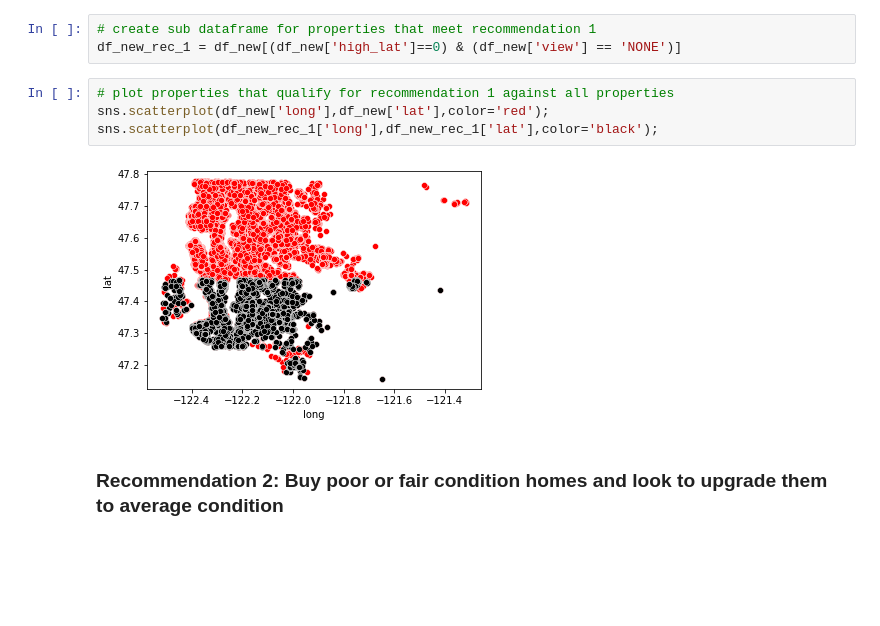
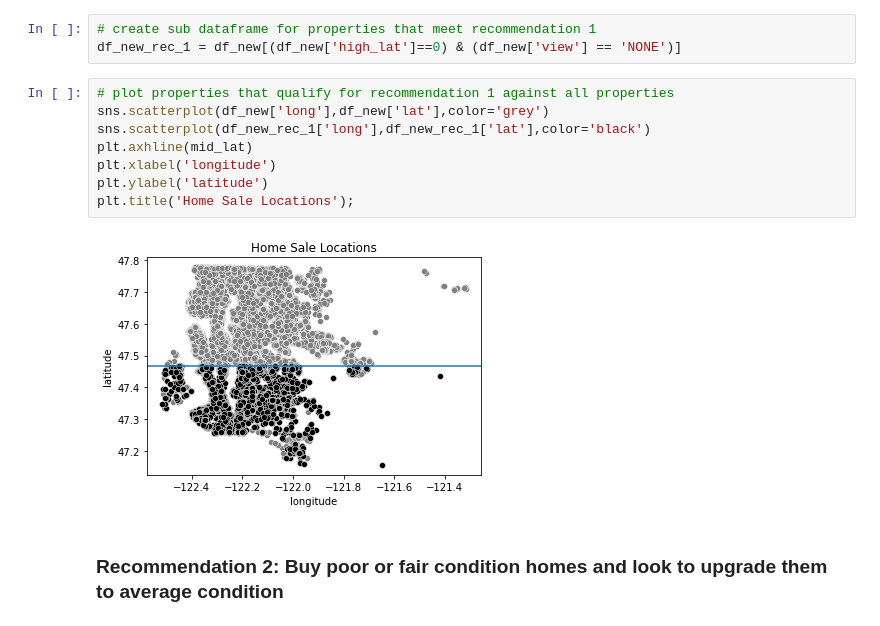
Before and after one commit to adobronyi/king_county_real_estate, a Jupyter notebook: student.ipynb, the cells around one changed output. Cells and saved outputs as stored; diff of their text form; blank space fills up the shorter version.

```diff
--- a/student.ipynb
+++ b/student.ipynb
@@ -1389,10 +1420,14 @@ Based on the model coefficients, a house with the same specifications in the sou
 df_new_rec_1 = df_new[(df_new['high_lat']==0) & (df_new['view'] == 'NONE')]
 # %%
 # plot properties that qualify for recommendation 1 against all properties
-sns.scatterplot(df_new['long'],df_new['lat'],color='red');
-sns.scatterplot(df_new_rec_1['long'],df_new_rec_1['lat'],color='black');
+sns.scatterplot(df_new['long'],df_new['lat'],color='grey')
+sns.scatterplot(df_new_rec_1['long'],df_new_rec_1['lat'],color='black')
+plt.axhline(mid_lat)
+plt.xlabel('longitude')
+plt.ylabel('latitude')
+plt.title('Home Sale Locations');
 # %% [output]
-[figure, old version]
+[figure, new version]
 # %% [markdown]
 ### Recommendation 2: Buy poor or fair condition homes and look to upgrade them to average condition
 # %%
```
Also changed, not shown: parts of 25 cells of this notebook.
